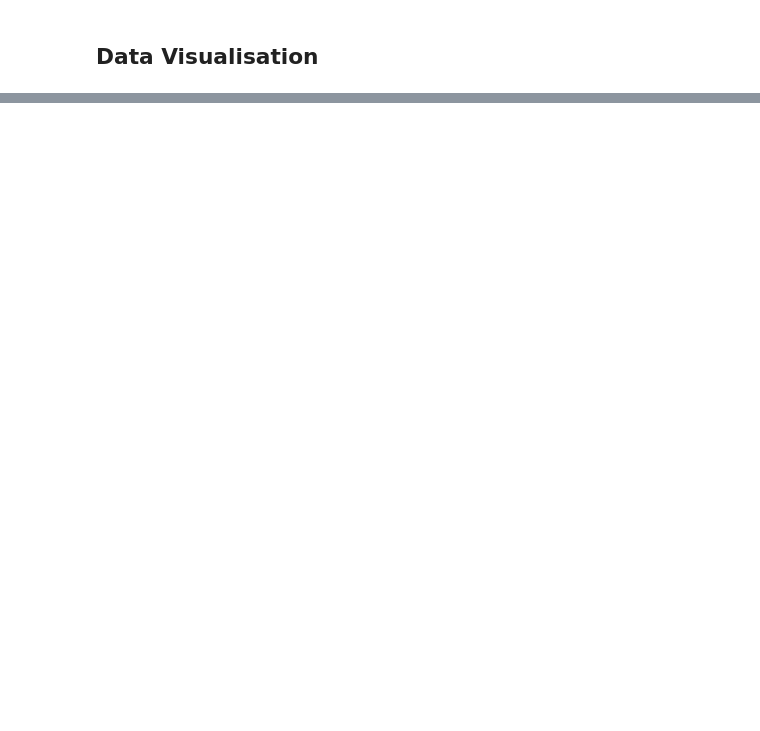
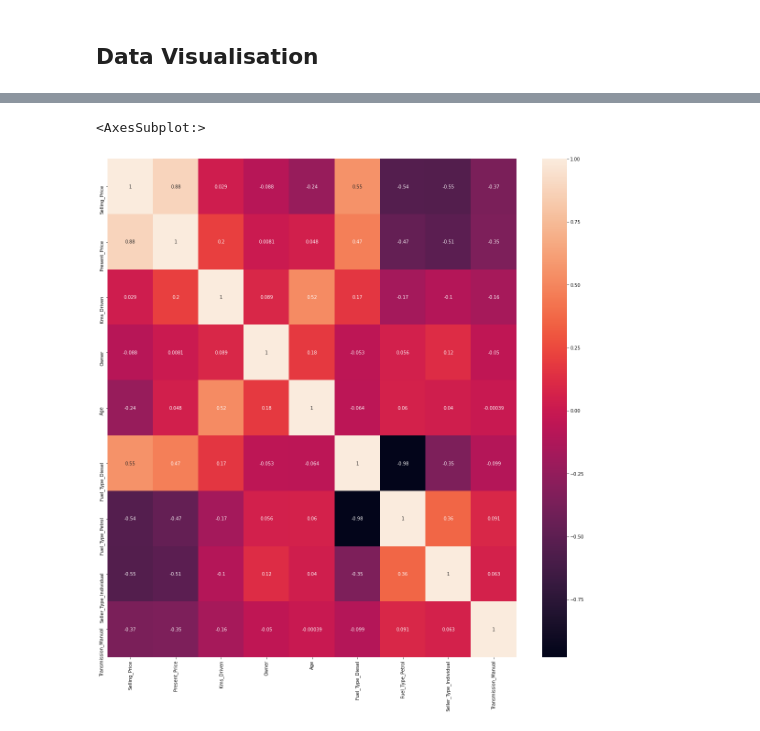
Before and after one commit to IronWill360/Car-Price-Prediction-Model, a Jupyter notebook: Untitled.ipynb, the cells around one changed output, grey strips where cells are left out. Cells and saved outputs as stored; diff of their text form; code cells hidden in the pictures; blank space fills up the shorter version.

Commit message:
added visualisations

```diff
--- a/Untitled.ipynb
+++ b/Untitled.ipynb
@@ -81,0 +107,6 @@ data.head()
+# %%
+plt.figure(figsize=(20,20))
+sb.heatmap(data.corr(),annot=True)
+# %% [output]
+<AxesSubplot:>
+[figure, added]
```
Also changed, not shown: parts of 4 cells of this notebook.
